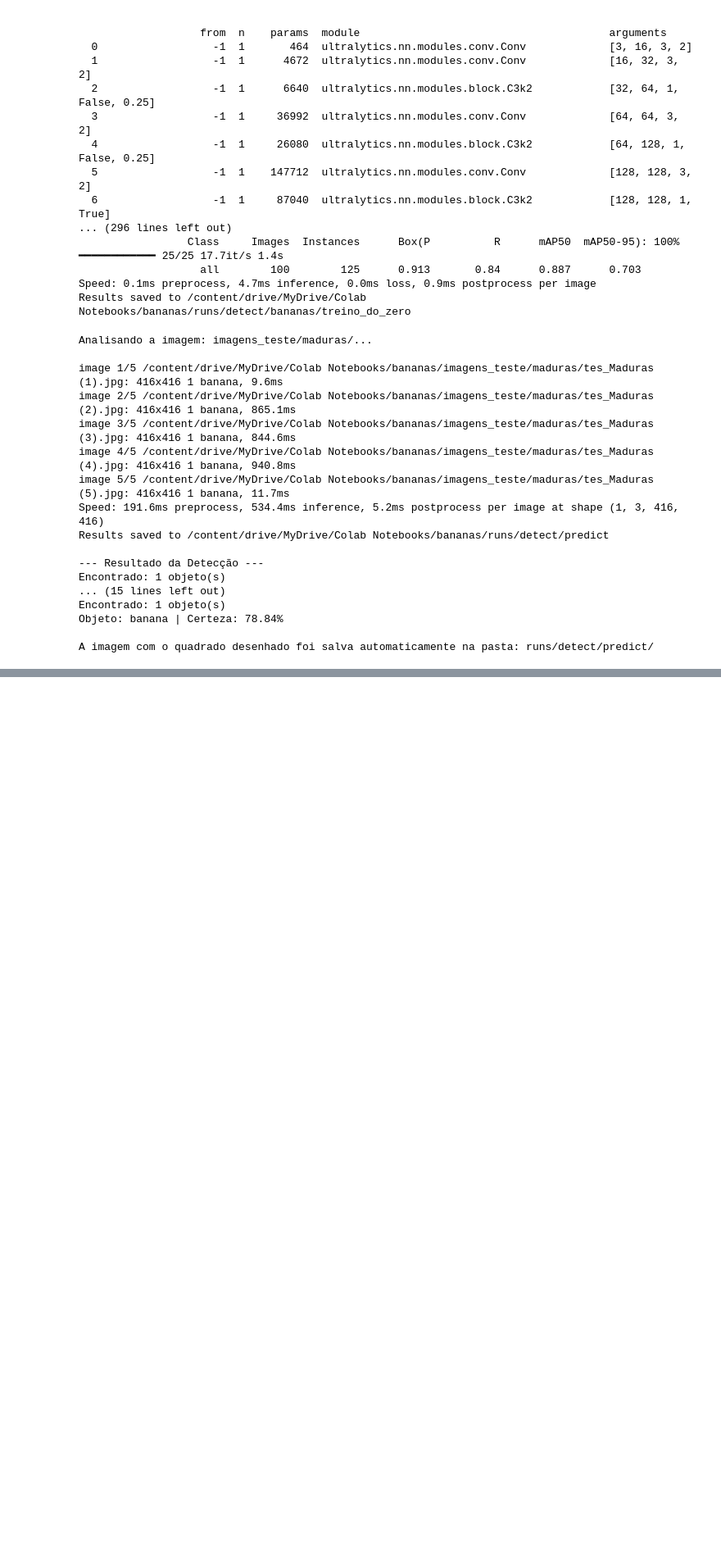
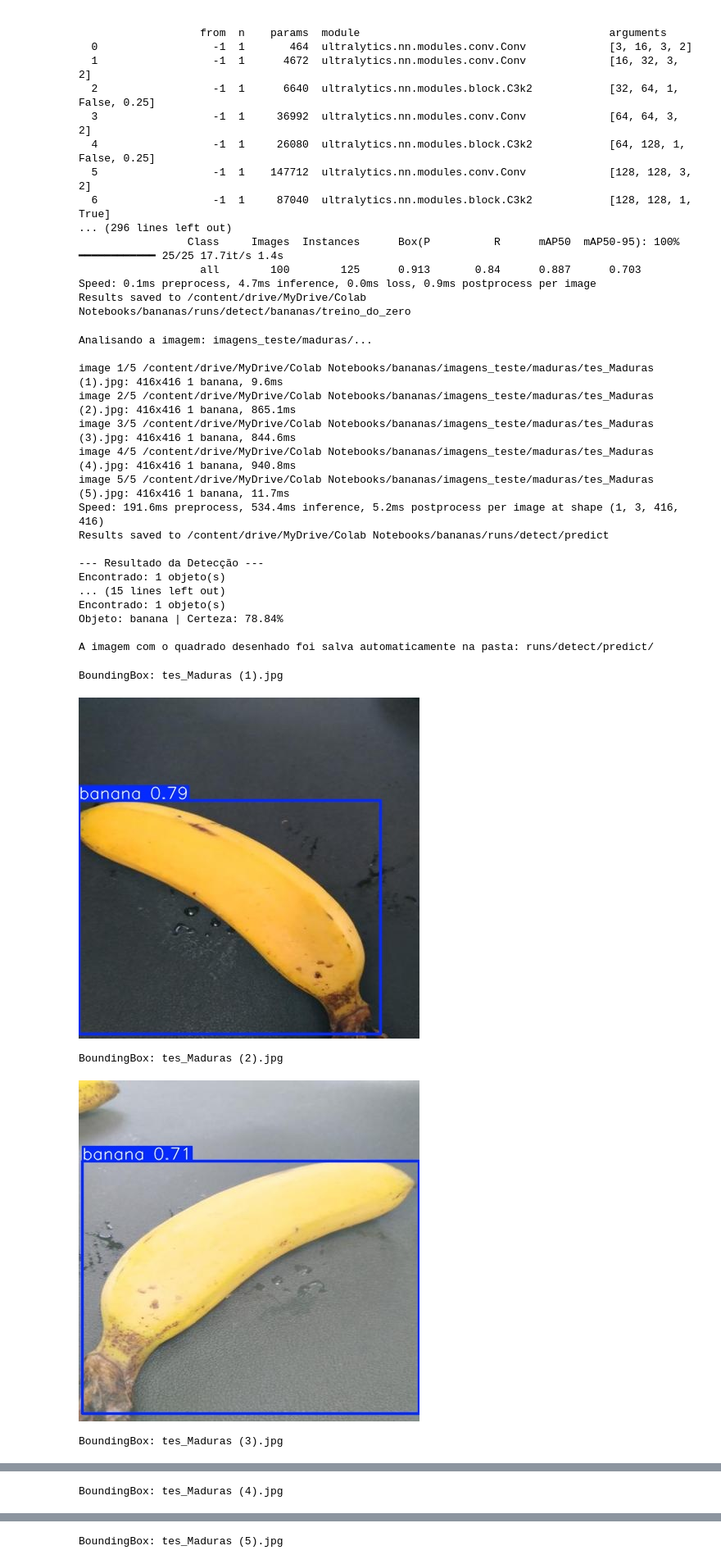
Before and after one commit to PauloSBLima/bananas, a Jupyter notebook: bananas.ipynb, the cells around one changed output, grey strips where cells are left out. Shown at 82% size. Cells and saved outputs as stored; diff of their text form; code cells hidden in the pictures; blank space fills up the shorter version.

```diff
--- a/bananas.ipynb
+++ b/bananas.ipynb
@@ -84,3 +83,32 @@ Encontrado: 1 objeto(s)
 Objeto: banana | Certeza: 78.84%
 
 A imagem com o quadrado desenhado foi salva automaticamente na pasta: runs/detect/predict/
+# %%
+from IPython.display import Image, display
+
+# Caminho da sua imagem
+print("\nBoundingBox: tes_Maduras (1).jpg")
+caminho_imagem = "/content/drive/MyDrive/Colab Notebooks/bananas/runs/detect/predict/tes_Maduras (1).jpg"
+display(Image(filename=caminho_imagem))
+
+print("\nBoundingBox: tes_Maduras (2).jpg")
+caminho_imagem = "/content/drive/MyDrive/Colab Notebooks/bananas/runs/detect/predict/tes_Maduras (2).jpg"
+display(Image(filename=caminho_imagem))
+
+print("\nBoundingBox: tes_Maduras (3).jpg")
+caminho_imagem = "/content/drive/MyDrive/Colab Notebooks/bananas/runs/detect/predict/tes_Maduras (3).jpg"
+display(Image(filename=caminho_imagem))
+
+print("\nBoundingBox: tes_Maduras (4).jpg")
+caminho_imagem = "/content/drive/MyDrive/Colab Notebooks/bananas/runs/detect/predict/tes_Maduras (4).jpg"
+display(Image(filename=caminho_imagem))
+
+print("\nBoundingBox: tes_Maduras (5).jpg")
+caminho_imagem = "/content/drive/MyDrive/Colab Notebooks/bananas/runs/detect/predict/tes_Maduras (5).jpg"
+display(Image(filename=caminho_imagem))
+# %% [output]
+BoundingBox: tes_Maduras (1).jpg
+[figure, added]
+BoundingBox: tes_Maduras (2).jpg
+[figure, added]
+BoundingBox: tes_Maduras (3).jpg
@@ -86,0 +116 @@ A imagem com o quadrado desenhado foi salva automaticamente na pasta: runs/detec
+BoundingBox: tes_Maduras (4).jpg
@@ -86,0 +118 @@ A imagem com o quadrado desenhado foi salva automaticamente na pasta: runs/detec
+BoundingBox: tes_Maduras (5).jpg
```
Also changed, not shown: parts of 2 cells of this notebook.
